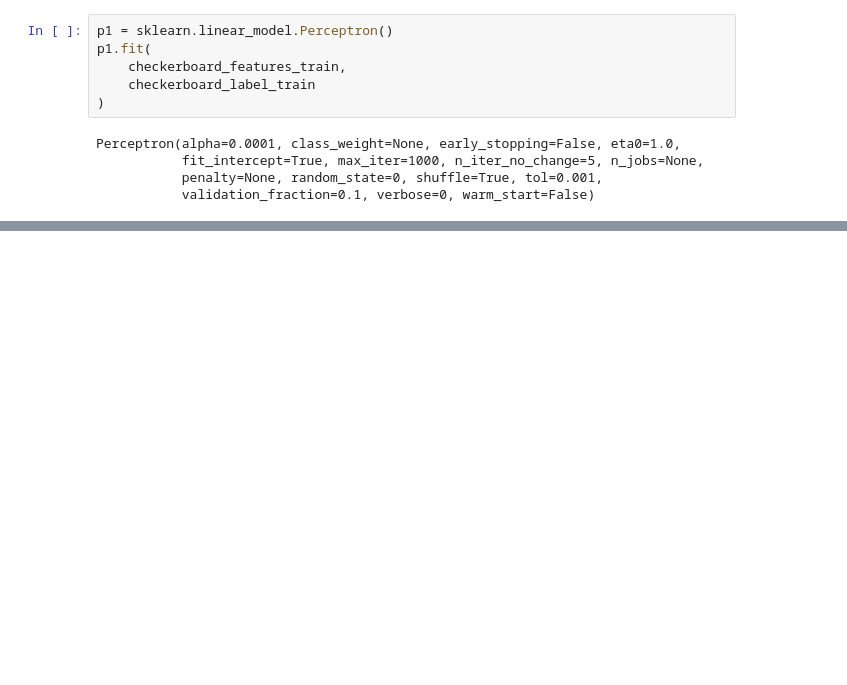
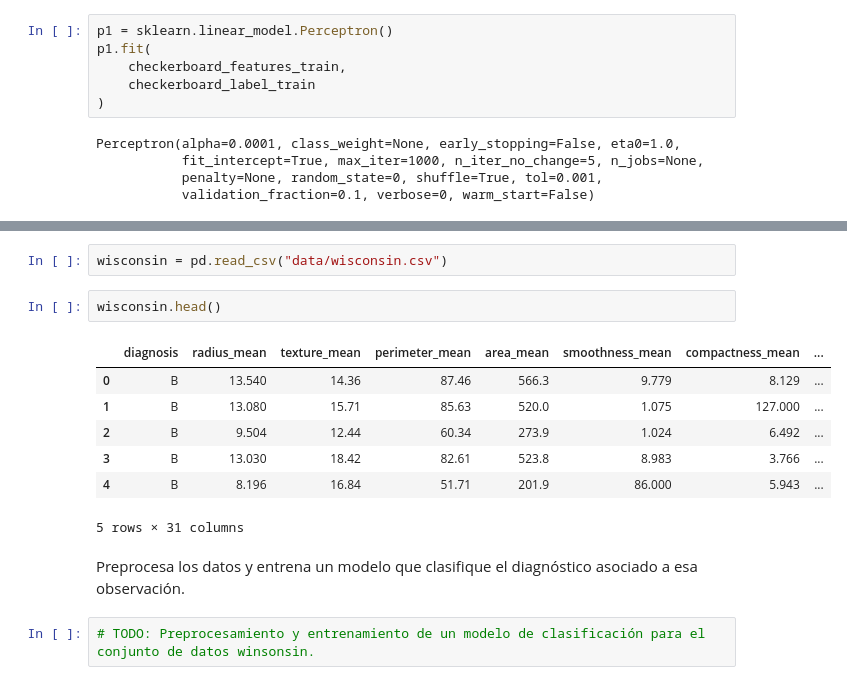
Before and after one commit to Barbie2401/mlb, a Jupyter notebook: 2-classification.ipynb, the cells around one changed output, grey strips where cells are left out. Saved outputs shown, nothing was run; the diff lists cells and outputs as text; blank space fills up the shorter version.

```diff
--- a/2-classification.ipynb
+++ b/2-classification.ipynb
@@ -170,0 +248,16 @@ plt.show()
+# %%
+wisconsin = pd.read_csv("data/wisconsin.csv")
+# %%
+wisconsin.head()
+# %% [output]
+|  | diagnosis | radius_mean | texture_mean | perimeter_mean | area_mean | smoothness_mean | compactness_mean | ... |
+| 0 | B | 13.540 | 14.36 | 87.46 | 566.3 | 9.779 | 8.129 | ... |
+| 1 | B | 13.080 | 15.71 | 85.63 | 520.0 | 1.075 | 127.000 | ... |
+| 2 | B | 9.504 | 12.44 | 60.34 | 273.9 | 1.024 | 6.492 | ... |
+| 3 | B | 13.030 | 18.42 | 82.61 | 523.8 | 8.983 | 3.766 | ... |
+| 4 | B | 8.196 | 16.84 | 51.71 | 201.9 | 86.000 | 5.943 | ... |
+5 rows × 31 columns
+# %% [markdown]
+Preprocesa los datos y entrena un modelo que clasifique el diagnóstico asociado a esa observación.
+# %%
+# TODO: Preprocesamiento y entrenamiento de un modelo de clasificación para el conjunto de datos winsonsin.
```
Also changed, not shown: parts of 57 cells of this notebook, 1 other file.
